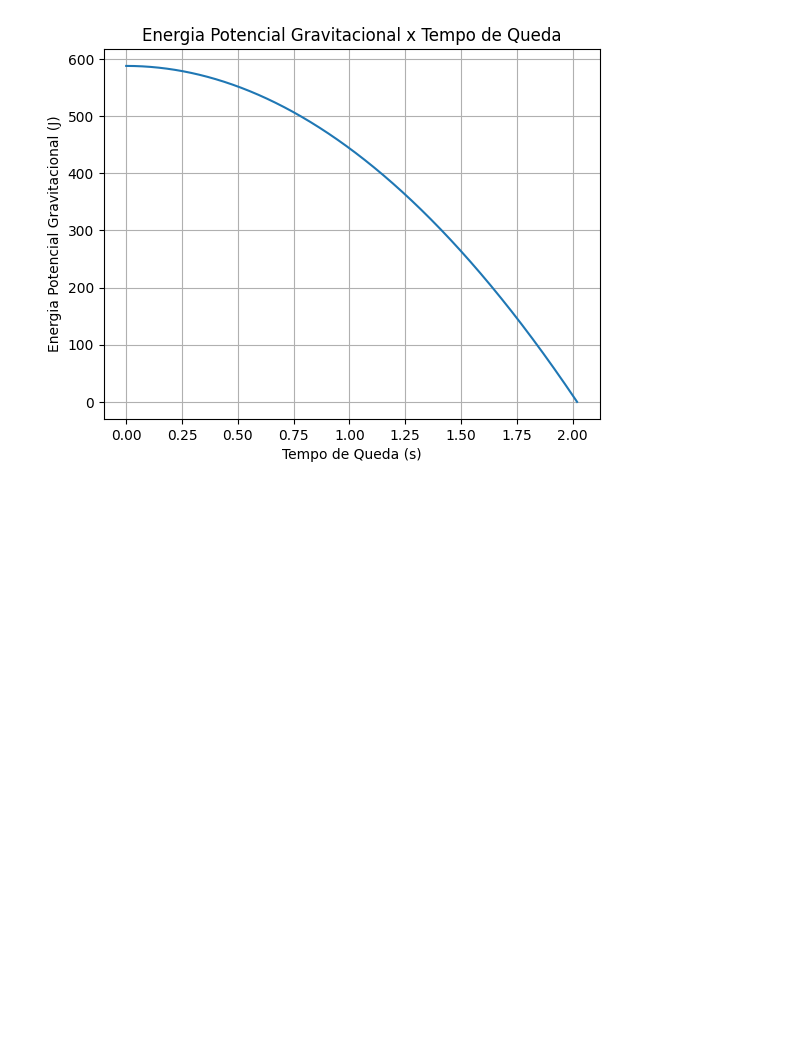
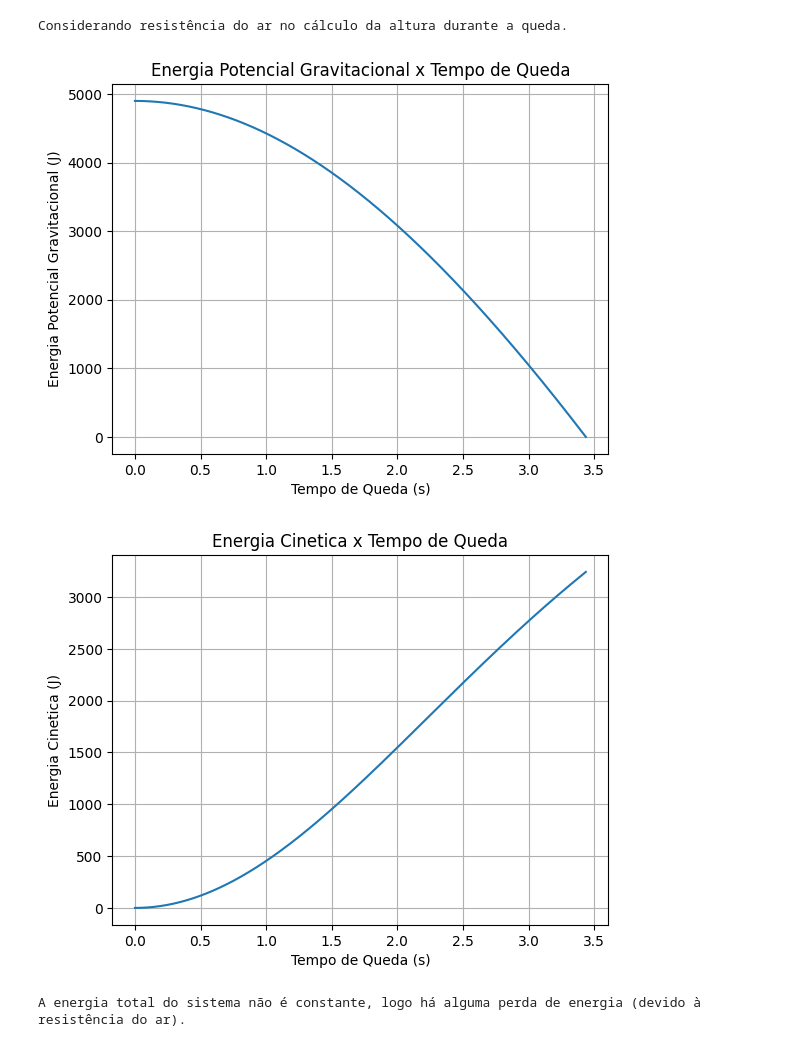
Before and after one commit to CarvDev/Projeto-Fisica-UESC, a Jupyter notebook: Projeto.ipynb, the cells around one changed output. Cells and saved outputs as stored; diff of their text form; code cells hidden in the pictures; blank space fills up the shorter version.

```diff
--- a/Projeto.ipynb
+++ b/Projeto.ipynb
@@ -26,15 +22,71 @@ t_queda = np.linspace(0, t_final, num=1000)
 # %%
-# computando altura como função do tempo sob a queda livre: h(t) = h0 - 0.5*g*t^2
-# limitando a zero para qu o objeto não atravesse o chão após o iompacto:
-h_t = np.maximum(h_objeto - 0.5 * g * t_queda**2, 0.0)
+#implementando resistencia do ar
+input_resistencia = input("Deseja considerar a resistência do ar? (s/n): ").strip().lower()
+if input_resistencia == 's':
+    print("Considerando resistência do ar no cálculo da altura durante a queda.")
+    k = 0.0892
+    v_terminal = math.sqrt(m_objeto * g / k)
+    termo_exp = math.exp((g * h_objeto) / (v_terminal**2))
+    t_final = (v_terminal / g) * math.acosh(termo_exp)
+    t_queda = np.linspace(0, t_final, num=1000)
+    v = v_terminal * np.tanh((g / v_terminal) * t_queda)
+    h_t = h_objeto - (m_objeto / k) * np.log(np.cosh((k / m_objeto) * t_queda * v_terminal))
+    h_t = np.maximum(h_t, 0.0)
+
+else:
+    print("Desconsiderando resistência do ar no cálculo da altura durante a queda.")
+    # tempo de queda final:
+    t_final = math.sqrt(2 * h_objeto / g)
+    # tempo de queda em diferentes instantes:
+    t_queda = np.linspace(0, t_final, num=1000)
+    # computando altura como função do tempo sob a queda livre: h(t) = h0 - 0.5*g*t^2
+    h_t = h_objeto - 0.5 * g * t_queda**2
+    # limitando a zero para que o objeto não atravesse o chão após o impacto:
+    h_t = np.maximum(h_t, 0.0)
+    v = g * t_queda
+
+# calculo da energia cinetica nos diversos instantes de tempo
+energia_cinetica = 0.5 * m_objeto * v ** 2
+
 # energia potencial gravitacional em relação ao tempo Epg(t) = m * g * h(t)
-epg = m_objeto * g * h_t
+energia_potencial = m_objeto * g * h_t
+
+# plotando energia potencial gravitacional em função do tempo de queda
 fig, ax = plt.subplots()
-ax.plot(t_queda, epg)
+ax.plot(t_queda, energia_potencial)
 ax.set_title("Energia Potencial Gravitacional x Tempo de Queda")
 ax.set_xlabel("Tempo de Queda (s)")
 ax.set_ylabel("Energia Potencial Gravitacional (J)")
 plt.grid(True)
 plt.show()
+
+# plotando energia cinetica em função do tempo de queda
+fig, ax = plt.subplots()
+ax.plot(t_queda, energia_cinetica)
+ax.set_title("Energia Cinetica x Tempo de Queda")
+ax.set_xlabel("Tempo de Queda (s)")
+ax.set_ylabel("Energia Cinetica (J)")
+plt.grid(True)
+plt.show()
+
+#comparacao entre energia potencial e cinetica
+energia_total = energia_potencial + energia_cinetica
+#verificar se a energia total é constante
+energia_total_constante = np.allclose(energia_total, energia_total[0])
+if energia_total_constante:
+    print("A energia total do sistema é constante ao longo do tempo, conforme esperado pela conservação de energia.")
+else:
+    print("A energia total do sistema não é constante, logo há alguma perda de energia (devido à resistência do ar).")
+    energia_dissipada = m_objeto * g * h_objeto - (energia_cinetica + energia_potencial)
+    fig, ax = plt.subplots()
+    ax.plot(t_queda, energia_dissipada)
+    ax.set_title("Energia Dissipada x Tempo de Queda")
+    ax.set_xlabel("Tempo de Queda (s)")
+    ax.set_ylabel("Energia Dissipada (J)")
+    plt.grid(True)
+    plt.show()
 # %% [output]
+Considerando resistência do ar no cálculo da altura durante a queda.
-[figure, old version]
+[figure, new version]
+[figure, added]
+A energia total do sistema não é constante, logo há alguma perda de energia (devido à resistência do ar).
```
Also changed, not shown: parts of 3 cells of this notebook.
